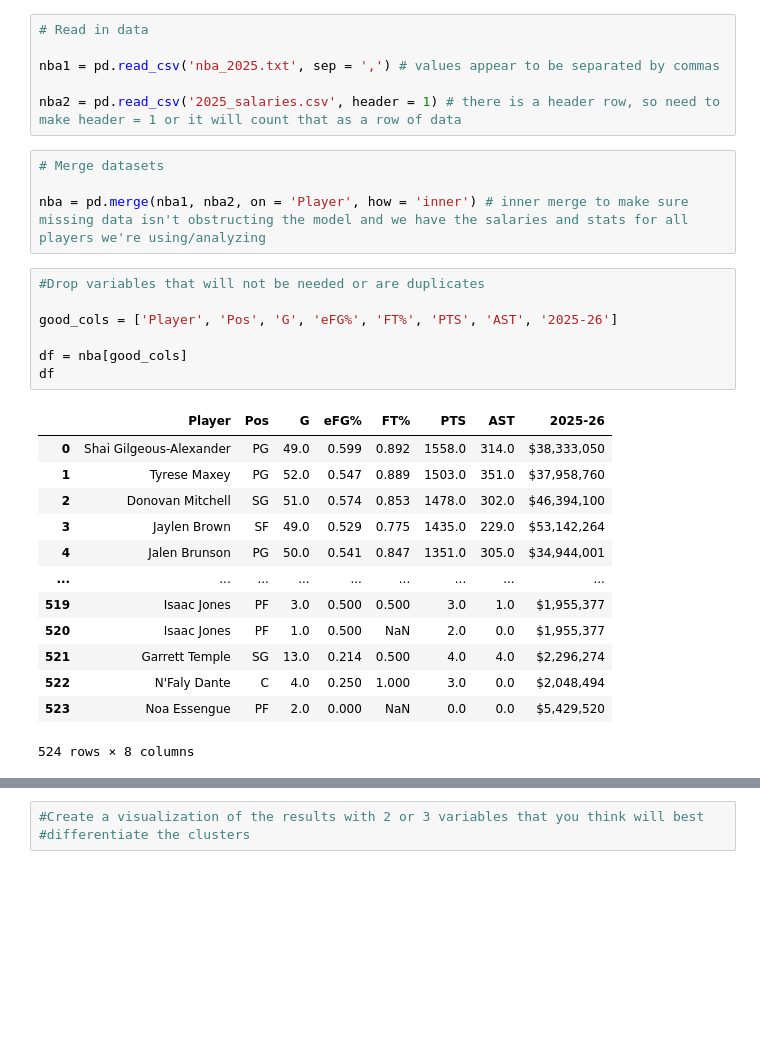
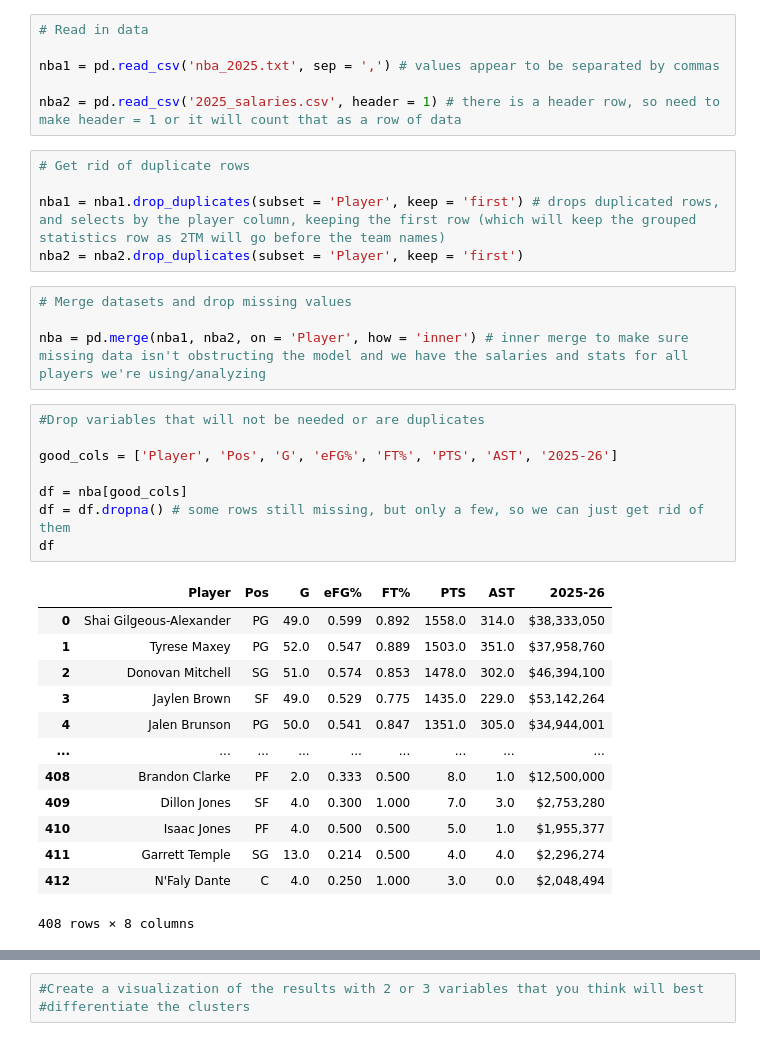
Before and after one commit to nhorton06/week_6, a Jupyter notebook: Lab-Clustering.ipynb, the cells around one changed output, grey strips where cells are left out. Cells and saved outputs as stored; diff of their text form; blank space fills up the shorter version.

```diff
--- a/Lab-Clustering.ipynb
+++ b/Lab-Clustering.ipynb
@@ -44,31 +45,37 @@ import matplotlib.pyplot as plt
 nba1 = pd.read_csv('nba_2025.txt', sep = ',') # values appear to be separated by commas
 
 nba2 = pd.read_csv('2025_salaries.csv', header = 1) # there is a header row, so need to make header = 1 or it will count that as a row of data
+# %%
+# Get rid of duplicate rows
+
+nba1 = nba1.drop_duplicates(subset = 'Player', keep = 'first') # drops duplicated rows, and selects by the player column, keeping the first row (which will keep the grouped statistics row as 2TM will go before the team names)
+nba2 = nba2.drop_duplicates(subset = 'Player', keep = 'first')
 # %%
-# Merge datasets
+# Merge datasets and drop missing values
 
 nba = pd.merge(nba1, nba2, on = 'Player', how = 'inner') # inner merge to make sure missing data isn't obstructing the model and we have the salaries and stats for all players we're using/analyzing
 # %%
 #Drop variables that will not be needed or are duplicates
 
 good_cols = ['Player', 'Pos', 'G', 'eFG%', 'FT%', 'PTS', 'AST', '2025-26']
 
 df = nba[good_cols]
+df = df.dropna() # some rows still missing, but only a few, so we can just get rid of them
 df
 # %% [output]
 |  | Player | Pos | G | eFG% | FT% | PTS | AST | 2025-26 |
 | 0 | Shai Gilgeous-Alexander | PG | 49.0 | 0.599 | 0.892 | 1558.0 | 314.0 | $38,333,050 |
 | 1 | Tyrese Maxey | PG | 52.0 | 0.547 | 0.889 | 1503.0 | 351.0 | $37,958,760 |
 | 2 | Donovan Mitchell | SG | 51.0 | 0.574 | 0.853 | 1478.0 | 302.0 | $46,394,100 |
 | 3 | Jaylen Brown | SF | 49.0 | 0.529 | 0.775 | 1435.0 | 229.0 | $53,142,264 |
 | 4 | Jalen Brunson | PG | 50.0 | 0.541 | 0.847 | 1351.0 | 305.0 | $34,944,001 |
 | ... | ... | ... | ... | ... | ... | ... | ... | ... |
-| 519 | Isaac Jones | PF | 3.0 | 0.500 | 0.500 | 3.0 | 1.0 | $1,955,377 |
-| 520 | Isaac Jones | PF | 1.0 | 0.500 | NaN | 2.0 | 0.0 | $1,955,377 |
-| 521 | Garrett Temple | SG | 13.0 | 0.214 | 0.500 | 4.0 | 4.0 | $2,296,274 |
-| 522 | N'Faly Dante | C | 4.0 | 0.250 | 1.000 | 3.0 | 0.0 | $2,048,494 |
-| 523 | Noa Essengue | PF | 2.0 | 0.000 | NaN | 0.0 | 0.0 | $5,429,520 |
+| 408 | Brandon Clarke | PF | 2.0 | 0.333 | 0.500 | 8.0 | 1.0 | $12,500,000 |
+| 409 | Dillon Jones | SF | 4.0 | 0.300 | 1.000 | 7.0 | 3.0 | $2,753,280 |
+| 410 | Isaac Jones | PF | 4.0 | 0.500 | 0.500 | 5.0 | 1.0 | $1,955,377 |
+| 411 | Garrett Temple | SG | 13.0 | 0.214 | 0.500 | 4.0 | 4.0 | $2,296,274 |
+| 412 | N'Faly Dante | C | 4.0 | 0.250 | 1.000 | 3.0 | 0.0 | $2,048,494 |
-524 rows × 8 columns
+408 rows × 8 columns
 # %%
 # Slightly alter some columns for use
 
```
Also changed, not shown: parts of 6 cells of this notebook.
